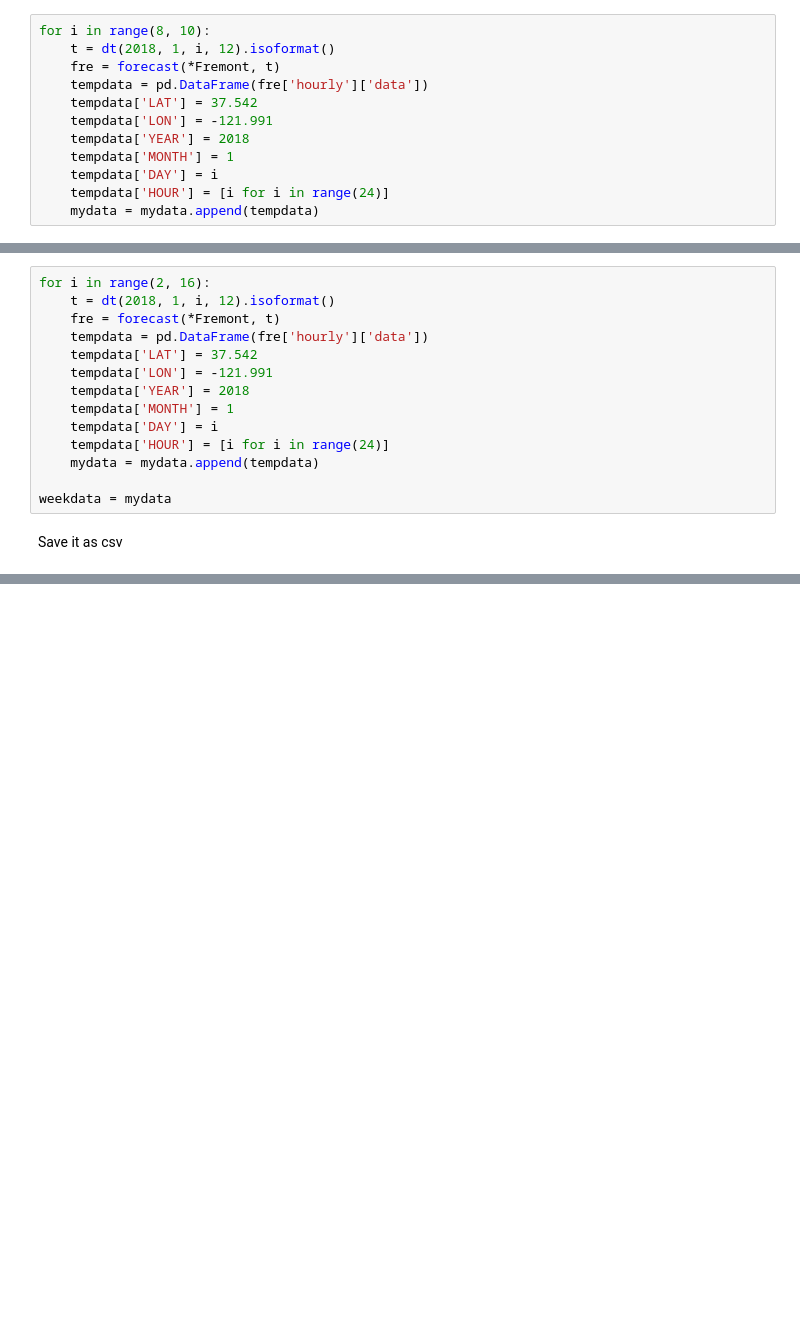
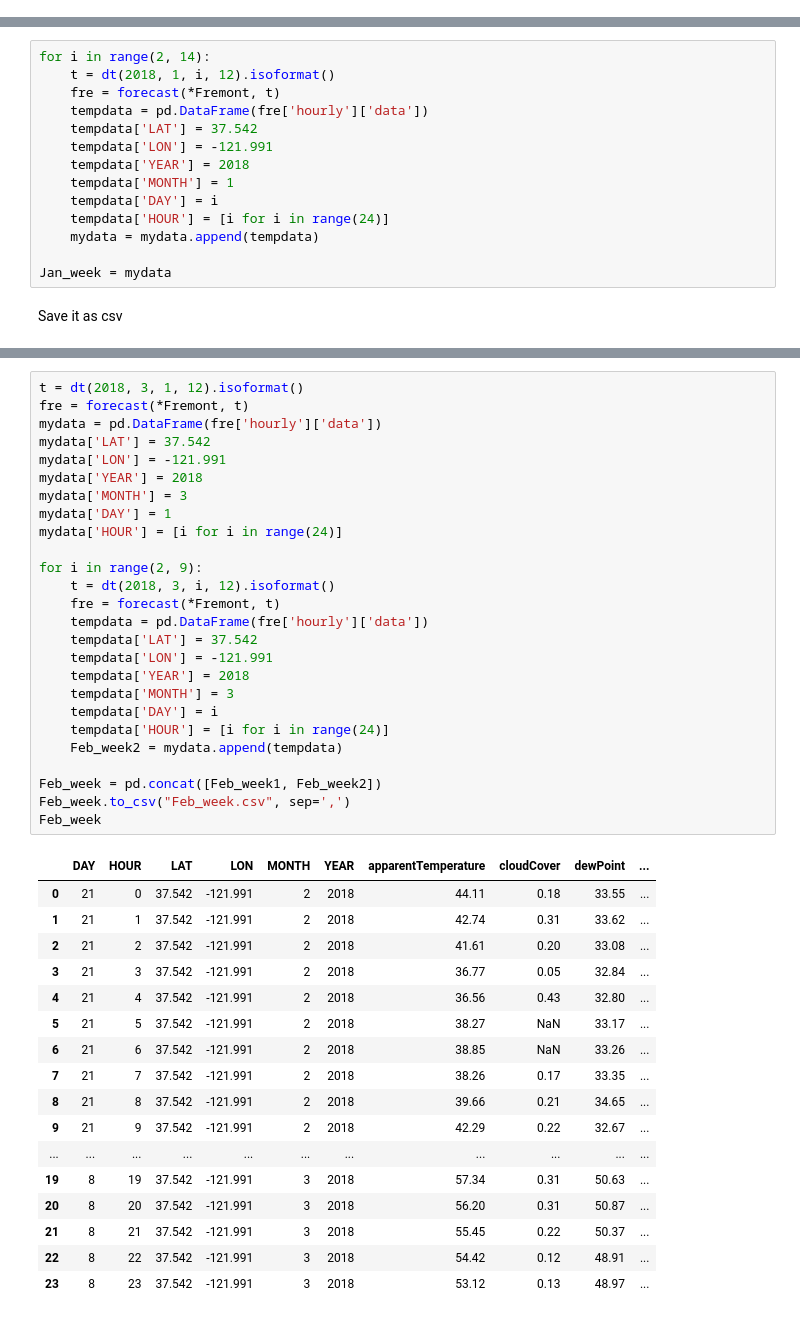
Before and after one commit to laic5/traffic, a Jupyter notebook: darksky_data_rain.ipynb, the cells around one changed output, grey strips where cells are left out. Cells and saved outputs as stored; diff of their text form; blank space fills up the shorter version.

Commit message:
rain data

```diff
--- a/darksky_data_rain.ipynb
+++ b/darksky_data_rain.ipynb
@@ -24,12 +12,0 @@ mydata['HOUR'] = [i for i in range(24)]
-# %%
-for i in range(8, 10):
-    t = dt(2018, 1, i, 12).isoformat()
-    fre = forecast(*Fremont, t)
-    tempdata = pd.DataFrame(fre['hourly']['data'])
-    tempdata['LAT'] = 37.542
-    tempdata['LON'] = -121.991
-    tempdata['YEAR'] = 2018
-    tempdata['MONTH'] = 1
-    tempdata['DAY'] = i
-    tempdata['HOUR'] = [i for i in range(24)]
-    mydata = mydata.append(tempdata)
@@ -66,7 +21,7 @@ mydata['MONTH'] = 1
 mydata['DAY'] = 1
 mydata['HOUR'] = [i for i in range(24)]
 # %%
-for i in range(2, 16):
+for i in range(2, 14):
     t = dt(2018, 1, i, 12).isoformat()
     fre = forecast(*Fremont, t)
     tempdata = pd.DataFrame(fre['hourly']['data'])
@@ -78,7 +33,7 @@ for i in range(2, 16):
     tempdata['HOUR'] = [i for i in range(24)]
     mydata = mydata.append(tempdata)
 
-weekdata = mydata
+Jan_week = mydata
 # %% [markdown]
 Save it as csv
 # %%
@@ -106,0 +72,44 @@ weekdata
+# %%
+t = dt(2018, 3, 1, 12).isoformat()
+fre = forecast(*Fremont, t)
+mydata = pd.DataFrame(fre['hourly']['data'])
+mydata['LAT'] = 37.542
+mydata['LON'] = -121.991
+mydata['YEAR'] = 2018
+mydata['MONTH'] = 3
+mydata['DAY'] = 1
+mydata['HOUR'] = [i for i in range(24)]
+
+for i in range(2, 9):
+    t = dt(2018, 3, i, 12).isoformat()
+    fre = forecast(*Fremont, t)
+    tempdata = pd.DataFrame(fre['hourly']['data'])
+    tempdata['LAT'] = 37.542
+    tempdata['LON'] = -121.991
+    tempdata['YEAR'] = 2018
+    tempdata['MONTH'] = 3
+    tempdata['DAY'] = i
+    tempdata['HOUR'] = [i for i in range(24)]
+    Feb_week2 = mydata.append(tempdata)
+
+Feb_week = pd.concat([Feb_week1, Feb_week2])
+Feb_week.to_csv("Feb_week.csv", sep=',')
+Feb_week
+# %% [output]
+|  | DAY | HOUR | LAT | LON | MONTH | YEAR | apparentTemperature | cloudCover | dewPoint | ... |
+| 0 | 21 | 0 | 37.542 | -121.991 | 2 | 2018 | 44.11 | 0.18 | 33.55 | ... |
+| 1 | 21 | 1 | 37.542 | -121.991 | 2 | 2018 | 42.74 | 0.31 | 33.62 | ... |
+| 2 | 21 | 2 | 37.542 | -121.991 | 2 | 2018 | 41.61 | 0.20 | 33.08 | ... |
+| 3 | 21 | 3 | 37.542 | -121.991 | 2 | 2018 | 36.77 | 0.05 | 32.84 | ... |
+| 4 | 21 | 4 | 37.542 | -121.991 | 2 | 2018 | 36.56 | 0.43 | 32.80 | ... |
+| 5 | 21 | 5 | 37.542 | -121.991 | 2 | 2018 | 38.27 | NaN | 33.17 | ... |
+| 6 | 21 | 6 | 37.542 | -121.991 | 2 | 2018 | 38.85 | NaN | 33.26 | ... |
+| 7 | 21 | 7 | 37.542 | -121.991 | 2 | 2018 | 38.26 | 0.17 | 33.35 | ... |
+| 8 | 21 | 8 | 37.542 | -121.991 | 2 | 2018 | 39.66 | 0.21 | 34.65 | ... |
+| 9 | 21 | 9 | 37.542 | -121.991 | 2 | 2018 | 42.29 | 0.22 | 32.67 | ... |
+| ... | ... | ... | ... | ... | ... | ... | ... | ... | ... | ... |
+| 19 | 8 | 19 | 37.542 | -121.991 | 3 | 2018 | 57.34 | 0.31 | 50.63 | ... |
+| 20 | 8 | 20 | 37.542 | -121.991 | 3 | 2018 | 56.20 | 0.31 | 50.87 | ... |
+| 21 | 8 | 21 | 37.542 | -121.991 | 3 | 2018 | 55.45 | 0.22 | 50.37 | ... |
+| 22 | 8 | 22 | 37.542 | -121.991 | 3 | 2018 | 54.42 | 0.12 | 48.91 | ... |
+| 23 | 8 | 23 | 37.542 | -121.991 | 3 | 2018 | 53.12 | 0.13 | 48.97 | ... |
```
Also changed, not shown: parts of 11 cells of this notebook, 5 other files.
